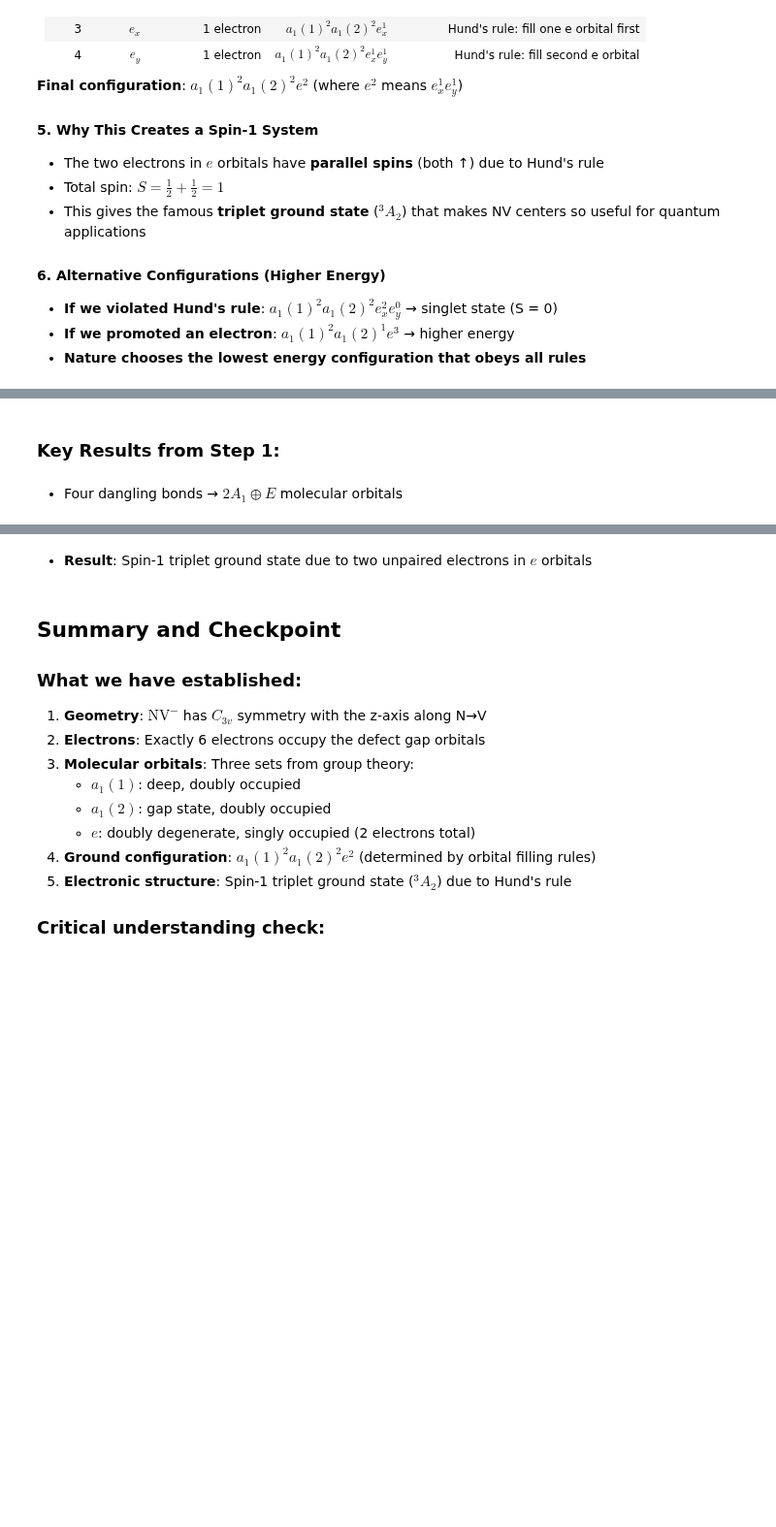
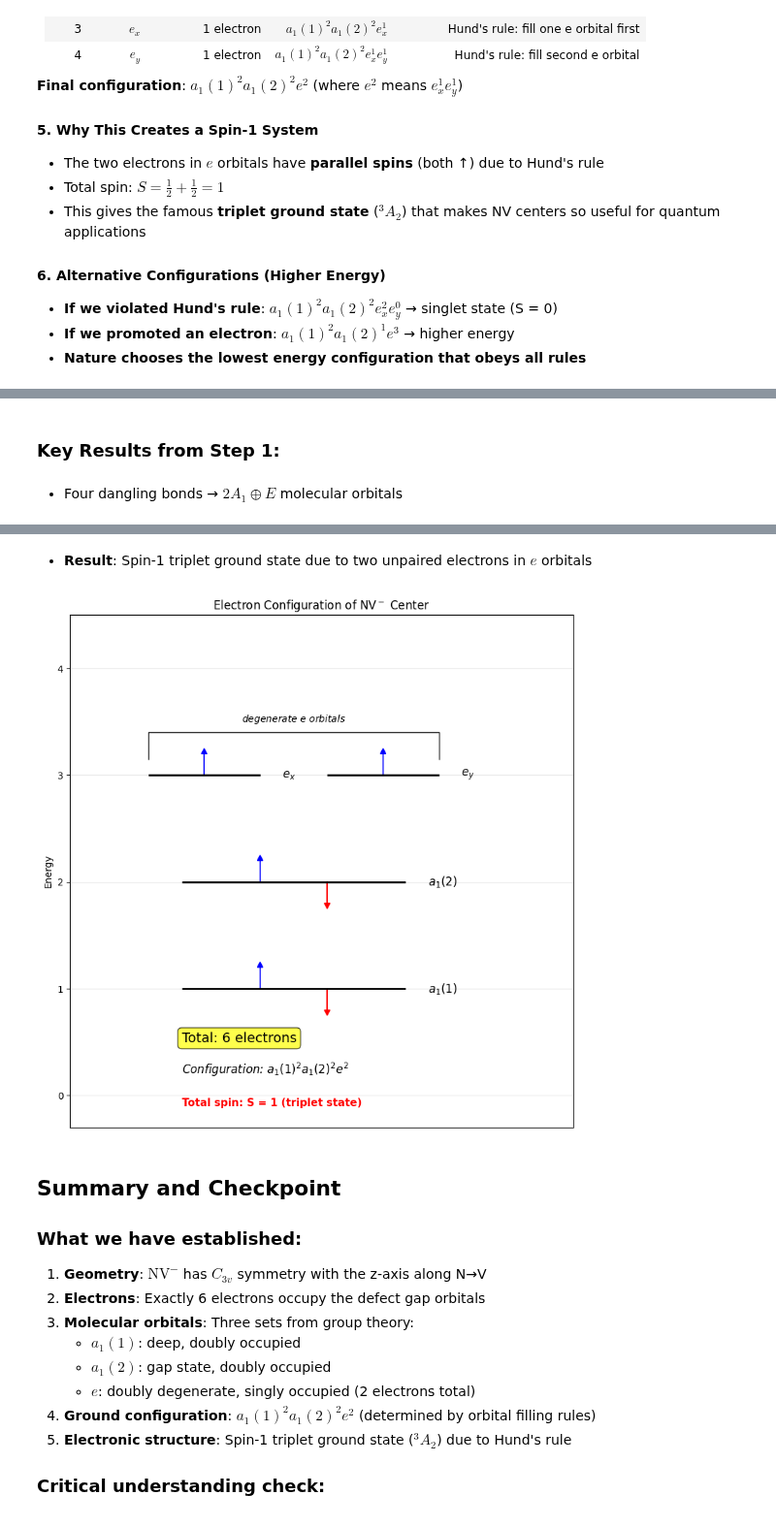
Before and after one commit to E-zClap/nv-center-notebook, a Jupyter notebook: energy_diagram/nv_01_center_fundamentals.ipynb, the cells around one changed output, grey strips where cells are left out. Shown at 97% size. Drawn from its saved outputs; the diff is of its cells as text; code cells hidden in the pictures; blank space fills up the shorter version.

```diff
--- a/energy_diagram/nv_01_center_fundamentals.ipynb
+++ b/energy_diagram/nv_01_center_fundamentals.ipynb
@@ -241,94 +241,11 @@ Before we can determine the ground state configuration, we need to understand ho
 - **If we promoted an electron**: $a_1(1)^2 a_1(2)^1 e^3$ → higher energy
 - **Nature chooses the lowest energy configuration that obeys all rules**
 # %%
-# Visualize the electron configuration of NV- center
-import matplotlib.pyplot as plt
+# Import the electron configuration visualization module
+import sys
+sys.path.append('code')  # Add the code directory to path
+from electron_config_visualization import show_electron_configuration
 
-fig, ax = plt.subplots(1, 1, figsize=(8, 8))
-
-# Electron filling diagram following orbital filling principles:
-# 1. Aufbau: Fill lowest energy orbitals first
-# 2. Pauli: Max 2 electrons per orbital with opposite spins
-# 3. Hund: For degenerate orbitals, place one electron in each before pairing
-
-energy_levels = [0.8, 0.8, 0.5, -2.5]  # ex, ey, a1(2), a1(1)
-level_labels = ['$e_y$', '$e_x$', '$a_1(2)$', '$a_1(1)$']
-occupations = [1, 1, 2, 2]  # electrons in each orbital
-
-# Different y-positions for each orbital (ex and ey side by side with more separation)
-y_positions = [3, 3, 2, 1]  # vertical positions for drawing
-x_positions = [(1.8, 2.8), (0.2, 1.2), (0.5, 2.5), (0.5, 2.5)]  # horizontal positions with more separation
-
-for i, (energy, label, occ, y_pos, x_pos) in enumerate(zip(energy_levels, level_labels, occupations, y_positions, x_positions)):
-    # Draw orbital line
-    ax.hlines(y_pos, x_pos[0], x_pos[1], colors='black', linewidth=2)
-    ax.text(x_pos[1] + 0.2, y_pos, label, va='center', fontsize=12)
-
-    # Calculate the center of each orbital line for electron placement
-    x_center = (x_pos[0] + x_pos[1]) / 2
-
-    # Draw electrons as arrows
-    if i < 2:  # e orbitals with single electrons (Hund's rule)
-        # Single electron in the center of each e orbital (both spin up due to Hund's rule)
-        ax.arrow(x_center, y_pos, 0, 0.2, head_width=0.05, head_length=0.05, fc='blue', ec='blue')
-        # Add text annotation for Hund's rule
-        if i == 0:
-            ax.text(x_center + 0.5, y_pos + 0.3, "Hund's rule:\nparallel spins",
-                   fontsize=8, ha='center', style='italic', color='darkblue')
-    else:  # a1 orbitals with paired electrons (Pauli exclusion)
-        # Two electrons with opposite spins (Pauli exclusion principle)
-        ax.arrow(x_center - 0.3, y_pos, 0, 0.2, head_width=0.05, head_length=0.05, fc='blue', ec='blue')
-        ax.arrow(x_center + 0.3, y_pos, 0, -0.2, head_width=0.05, head_length=0.05, fc='red', ec='red')
-        # Add text annotation for Pauli principle
-        if i == 3:
-            ax.text(x_center, y_pos - 0.4, "Pauli exclusion:\nopposite spins",
-                   fontsize=8, ha='center', style='italic', color='darkgreen')
-
-# Add a bracket to show degeneracy of e orbitals (adjusted for new positions)
-bracket_y = 3.4
-ax.plot([0.2, 0.2, 2.8, 2.8], [3.15, bracket_y, bracket_y, 3.15], 'k-', linewidth=1)
-ax.text(1.5, bracket_y + 0.1, 'degenerate $e$ orbitals', ha='center', fontsize=10, style='italic')
-
-# Add filling order arrows and annotations
-ax.annotate('', xy=(0.7, 1.2), xytext=(0.7, 0.7),
-            arrowprops=dict(arrowstyle='->', lw=1.5, color='purple'))
-ax.text(0.9, 0.9, '1st\n(Aufbau)', fontsize=8, color='purple', ha='center')
-
-ax.annotate('', xy=(1.5, 2.2), xytext=(1.5, 1.7),
-            arrowprops=dict(arrowstyle='->', lw=1.5, color='purple'))
-ax.text(1.7, 1.9, '2nd\n(Aufbau)', fontsize=8, color='purple', ha='center')
-
-ax.annotate('', xy=(0.7, 3.2), xytext=(0.7, 2.7),
-            arrowprops=dict(arrowstyle='->', lw=1.5, color='purple'))
-ax.text(0.9, 2.9, '3rd\n(Hund)', fontsize=8, color='purple', ha='center')
-
-ax.annotate('', xy=(2.3, 3.2), xytext=(2.3, 2.7),
-            arrowprops=dict(arrowstyle='->', lw=1.5, color='purple'))
-ax.text(2.5, 2.9, '4th\n(Hund)', fontsize=8, color='purple', ha='center')
-
-# Add electron count and spin information
-ax.text(0.5, 0.5, 'Total: 6 electrons', fontsize=14, bbox=dict(boxstyle='round', facecolor='yellow', alpha=0.7))
-ax.text(0.5, 0.2, 'Configuration: $a_1(1)^2 a_1(2)^2 e^2$', fontsize=12, style='italic')
-ax.text(0.5, -0.1, 'Total spin: S = 1 (triplet state)', fontsize=11, weight='bold', color='red')
-
-ax.set_xlim(-0.5, 4)
-ax.set_ylim(-0.3, 4.5)
-ax.set_ylabel('Energy')
-ax.set_title('Electron Configuration of $\\text{NV}^-$ Following Orbital Filling Rules')
-ax.set_xticks([])
-ax.grid(True, alpha=0.3)
-
-plt.tight_layout()
-plt.show()
-
-# Use proper LaTeX rendering for output
-from IPython.display import display, Markdown, Math
-
-display(Markdown("\n### Key Results from Step 1:"))
-display(Markdown("- Four dangling bonds → $2A_1 \\oplus E$ molecular orbitals"))
-display(Markdown("- $a_1(1)$: deep, N-dominated (−2.5 eV)"))
-display(Markdown("- $a_1(2)$: gap state (+0.5 eV)"))
-display(Markdown("- $e$: doubly degenerate, C-dominated (+0.8 eV)"))
-display(Markdown("- **Ground configuration**: $a_1(1)^2 a_1(2)^2 e^2$ (following Aufbau, Pauli, and Hund's rules)"))
-display(Markdown("- **Result**: Spin-1 triplet ground state due to two unpaired electrons in $e$ orbitals"))
+# Create and display the electron configuration diagram
+show_electron_configuration()
 # %% [output]
@@ -343,4 +260,5 @@ display(Markdown("- **Result**: Spin-1 triplet ground state due to two unpaired
 - **Result**: Spin-1 triplet ground state due to two unpaired electrons in $e$ orbitals
+[figure, new version]
 # %% [markdown]
 ## Summary and Checkpoint
 
```
Also changed, not shown: parts of 1 cell of this notebook.
